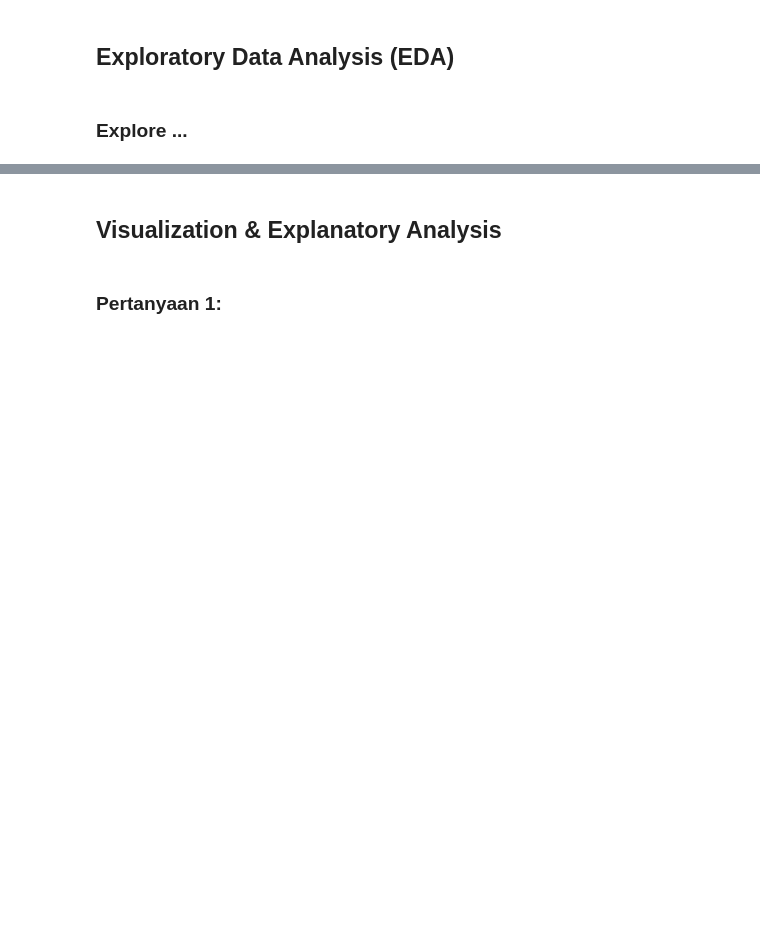
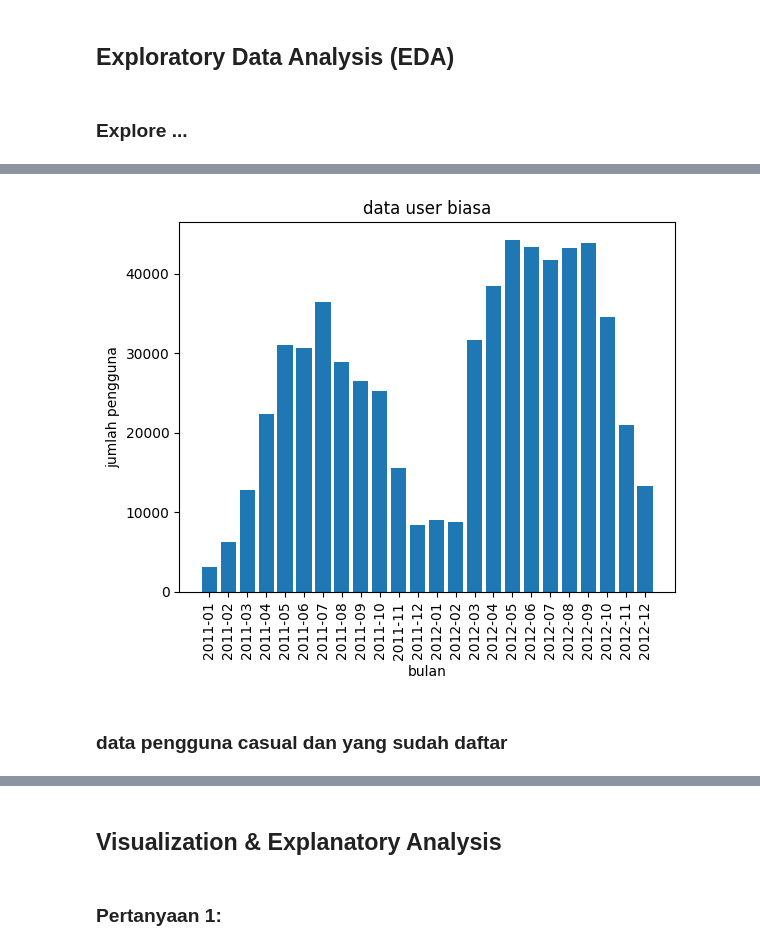
Before and after one commit to ardifjar443/DataScience-beginner, a Jupyter notebook: Template Tugas 1.ipynb, the cells around one changed output, grey strips where cells are left out. Cells and saved outputs as stored; diff of their text form; code cells hidden in the pictures; blank space fills up the shorter version.

```diff
--- a/Template Tugas 1.ipynb
+++ b/Template Tugas 1.ipynb
@@ -75,0 +130,11 @@ plt.show()
+# %%
+plt.bar(dataBiasa.index.astype(str), dataBiasa)
+plt.xticks(rotation = 90)
+plt.title('data user biasa')
+plt.xlabel('bulan')
+plt.ylabel('jumlah pengguna')
+plt.show()
+# %% [output]
+[figure, added]
+# %% [markdown]
+### data pengguna casual dan yang sudah daftar
```
Also changed, not shown: parts of 27 cells of this notebook.
